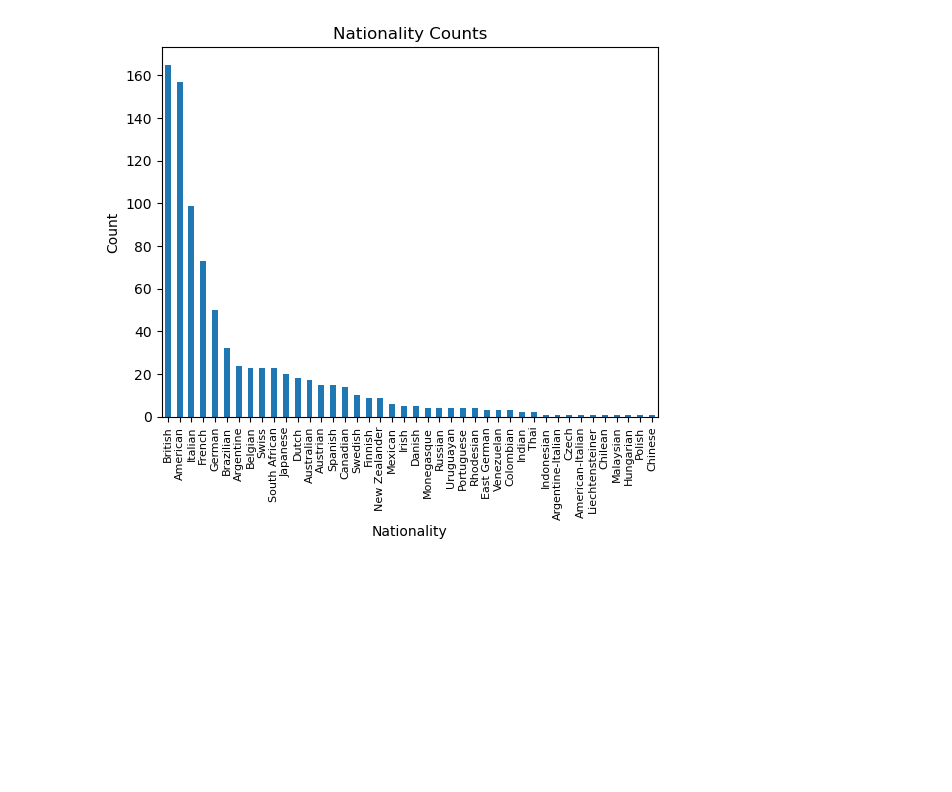
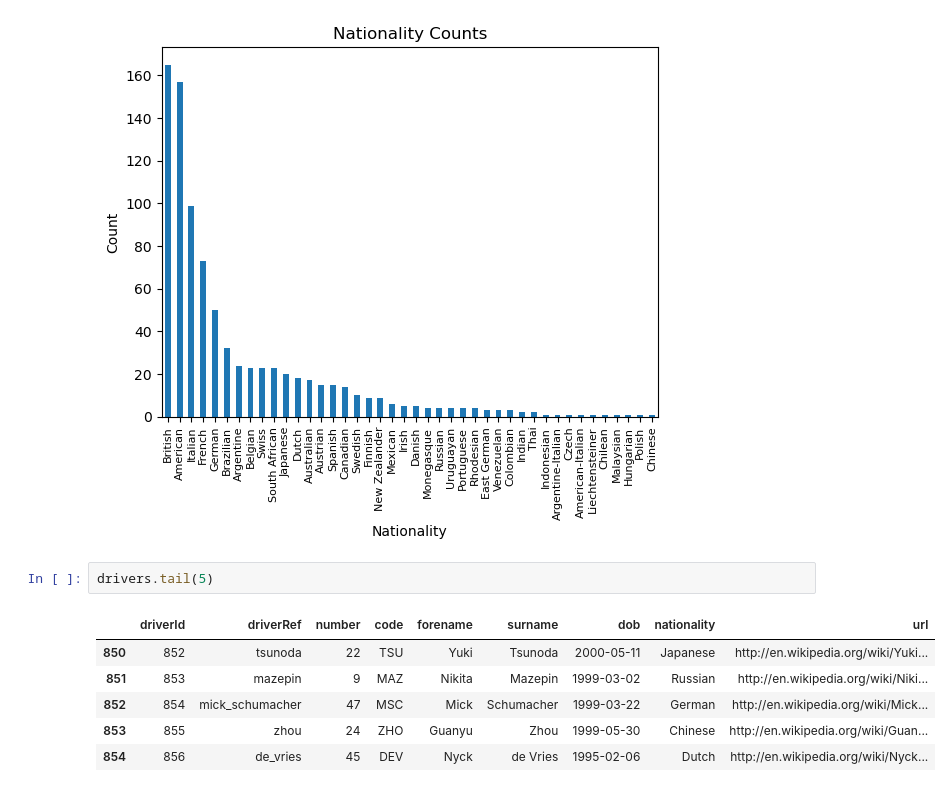
Before and after one commit to zcjanin/Data198-SP23, a Jupyter notebook: jupyter-notebooks/my_analysis.ipynb, the cells around one changed output. Saved outputs shown, nothing was run; the diff lists cells and outputs as text; blank space fills up the shorter version.

```diff
--- a/jupyter-notebooks/my_analysis.ipynb
+++ b/jupyter-notebooks/my_analysis.ipynb
@@ -32,3 +32,12 @@ plt.title('Nationality Counts')
 # %% [output]
 Text(0.5, 1.0, 'Nationality Counts')
 [figure]
+# %%
+drivers.tail(5)
+# %% [output]
+|  | driverId | driverRef | number | code | forename | surname | dob | nationality | url |
+| 850 | 852 | tsunoda | 22 | TSU | Yuki | Tsunoda | 2000-05-11 | Japanese | http://en.wikipedia.org/wiki/Yuki... |
+| 851 | 853 | mazepin | 9 | MAZ | Nikita | Mazepin | 1999-03-02 | Russian | http://en.wikipedia.org/wiki/Niki... |
+| 852 | 854 | mick_schumacher | 47 | MSC | Mick | Schumacher | 1999-03-22 | German | http://en.wikipedia.org/wiki/Mick... |
+| 853 | 855 | zhou | 24 | ZHO | Guanyu | Zhou | 1999-05-30 | Chinese | http://en.wikipedia.org/wiki/Guan... |
+| 854 | 856 | de_vries | 45 | DEV | Nyck | de Vries | 1995-02-06 | Dutch | http://en.wikipedia.org/wiki/Nyck... |
```
Also changed, not shown: parts of 2 cells of this notebook.
